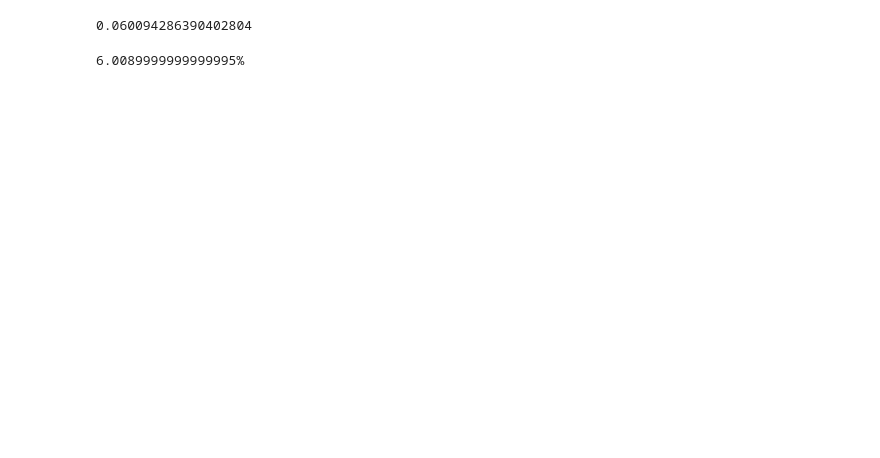
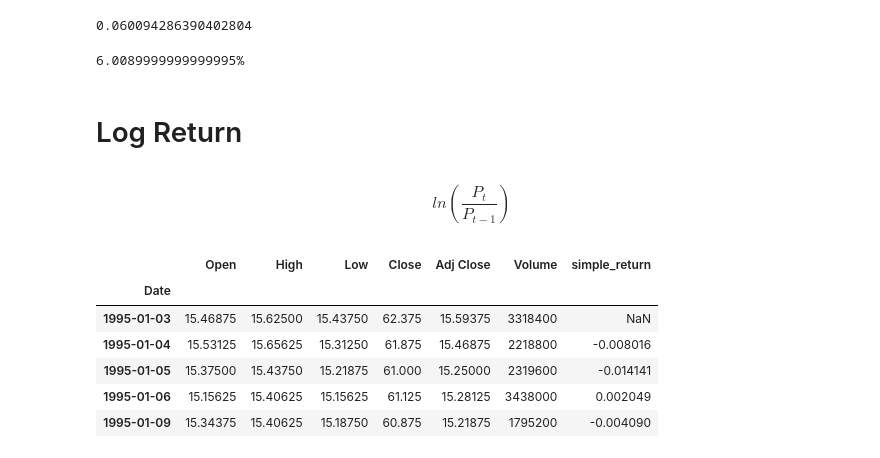
Before and after one commit to ennouhix/Rate-of-Return-Analysis, a Jupyter notebook: Rate of return .ipynb, the cells around one changed output. Drawn from its saved outputs; the diff is of its cells as text; code cells hidden in the pictures; blank space fills up the shorter version.

```diff
--- a/Rate of return .ipynb
+++ b/Rate of return .ipynb
@@ -87,3 +75,19 @@ avg_returns_a
 print(str(round(avg_returns_a, 5) * 100) + '%')
 # %% [output]
 6.0089999999999995%
+# %% [markdown]
+# Log Return
+# %% [markdown]
+$$
+ln(\frac{P_t}{P_{t-1}})
+$$
+# %%
+PG.head()
+# %% [output]
+|  | Open | High | Low | Close | Adj Close | Volume | simple_return |
+| Date |  |  |  |  |  |  |  |
+| 1995-01-03 | 15.46875 | 15.62500 | 15.43750 | 62.375 | 15.59375 | 3318400 | NaN |
+| 1995-01-04 | 15.53125 | 15.65625 | 15.31250 | 61.875 | 15.46875 | 2218800 | -0.008016 |
+| 1995-01-05 | 15.37500 | 15.43750 | 15.21875 | 61.000 | 15.25000 | 2319600 | -0.014141 |
+| 1995-01-06 | 15.15625 | 15.40625 | 15.15625 | 61.125 | 15.28125 | 3438000 | 0.002049 |
+| 1995-01-09 | 15.34375 | 15.40625 | 15.18750 | 60.875 | 15.21875 | 1795200 | -0.004090 |
```
Also changed, not shown: parts of 8 cells of this notebook.
